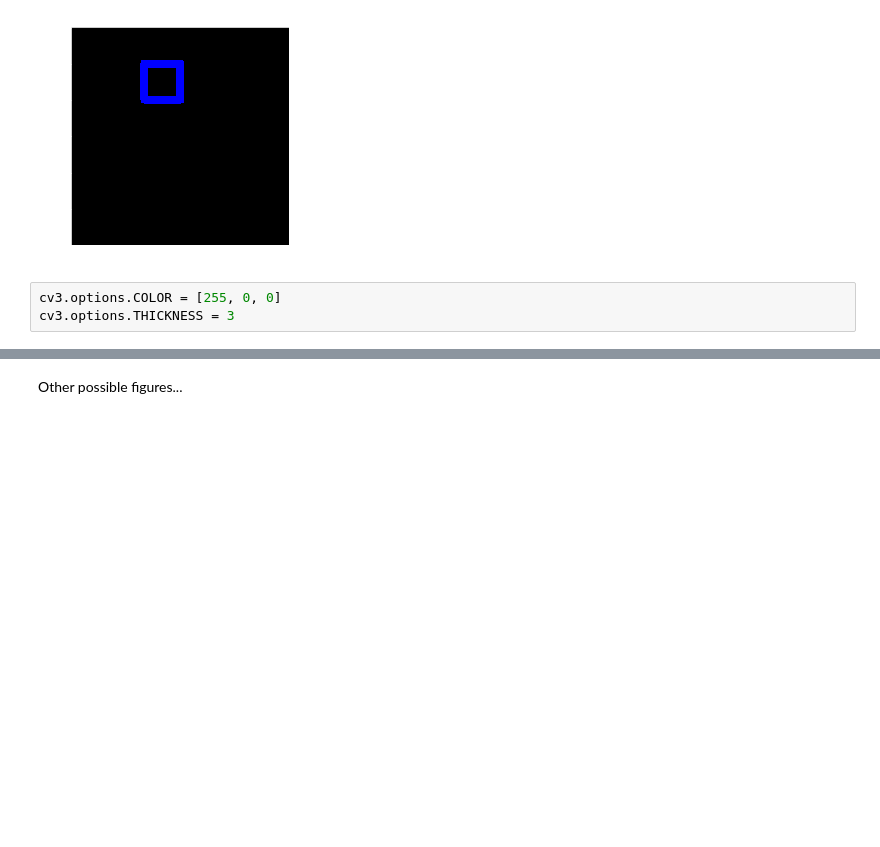
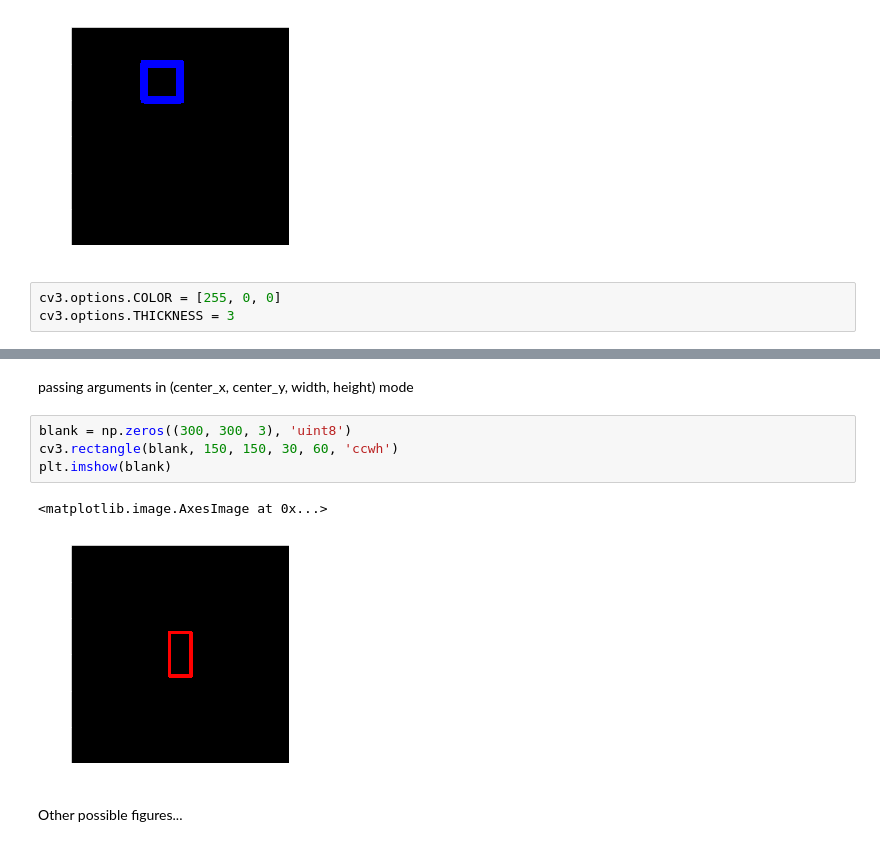
Before and after one commit to gorodion/pycv, a Jupyter notebook: demo.ipynb, the cells around one changed output, grey strips where cells are left out. Drawn from its saved outputs; the diff is of its cells as text; blank space fills up the shorter version.

```diff
--- a/demo.ipynb
+++ b/demo.ipynb
@@ -329,3 +349,12 @@ cv3.options.THICKNESS = 3
+# %% [markdown]
+passing arguments in (center_x, center_y, width, height) mode
+# %%
+blank = np.zeros((300, 300, 3), 'uint8')
+cv3.rectangle(blank, 150, 150, 30, 60, 'ccwh')
+plt.imshow(blank)
+# %% [output]
+<matplotlib.image.AxesImage at 0x...>
+[figure, added]
 # %% [markdown]
 Other possible figures...
 # %% [markdown]
```
Also changed, not shown: parts of 20 cells of this notebook, 6 other files.
